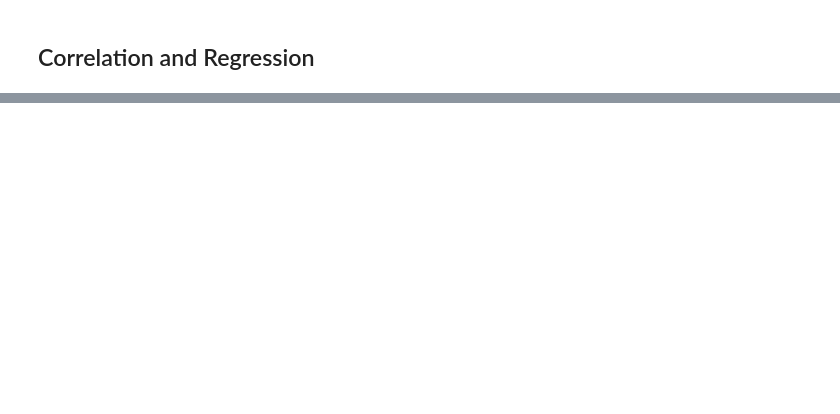
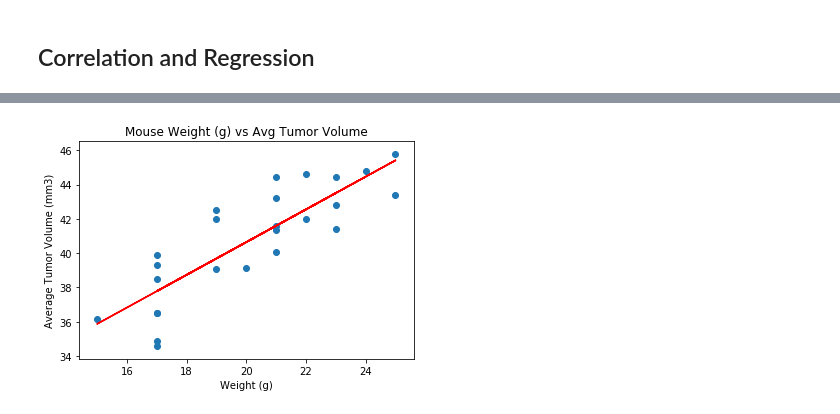
Before and after one commit to jacob-servidio/MatplotLib-Homework, a Jupyter notebook: Pymaceuticals/pymaceuticals_starter.ipynb, the cells around one changed output, grey strips where cells are left out. Cells and saved outputs as stored; diff of their text form; code cells hidden in the pictures; blank space fills up the shorter version.

```diff
--- a/Pymaceuticals/pymaceuticals_starter.ipynb
+++ b/Pymaceuticals/pymaceuticals_starter.ipynb
@@ -264,0 +295,13 @@ Values above 87.66983003 could be outliers.
+# %%
+slope = 0.9544396890241045
+intercept = 21.552160532685015
+regression_line = capomulin_avg["Weight (g)"]*slope+intercept
+plt.plot(capomulin_avg['Weight (g)'], regression_line, color="red")
+plt.scatter(capomulin_avg['Weight (g)'], capomulin_avg['Tumor Volume (mm3)'])
+plt.xlabel("Weight (g)")
+plt.ylabel("Average Tumor Volume (mm3)")
+plt.title("Mouse Weight (g) vs Avg Tumor Volume")
+
+plt.show()
+# %% [output]
+[figure, added]
```
Also changed, not shown: parts of 4 cells of this notebook.
